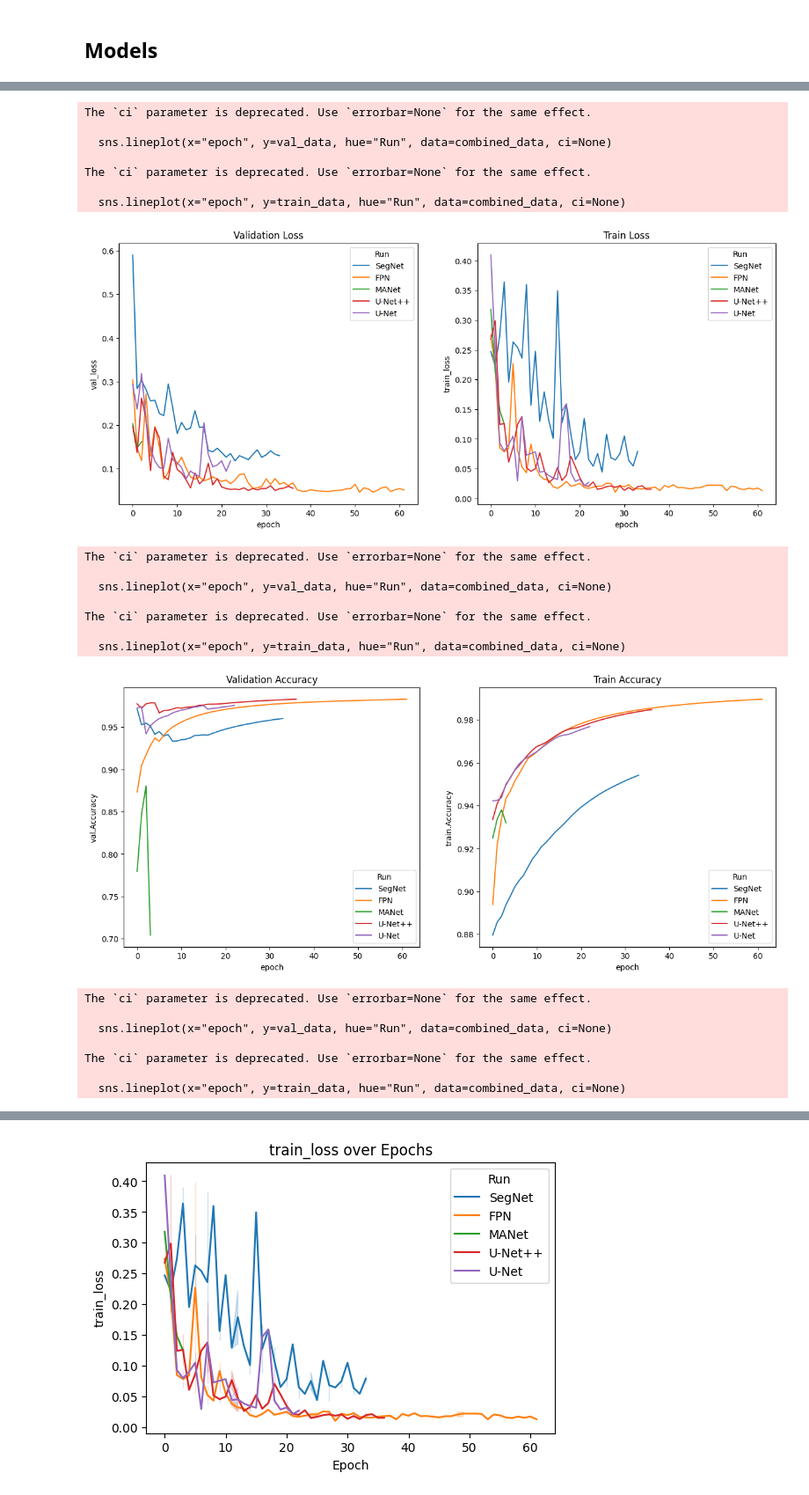
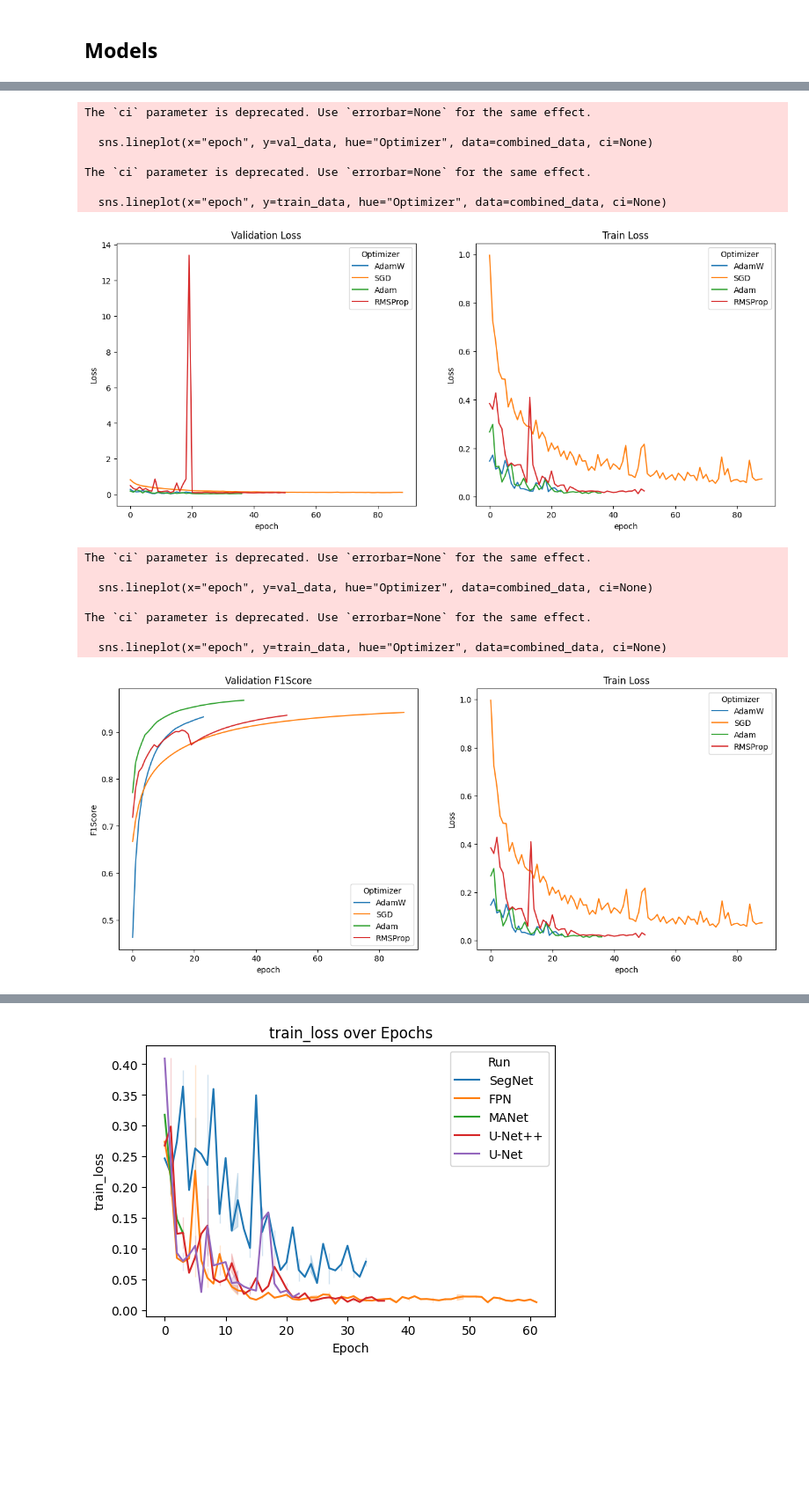
Before and after one commit to Art3miss233/WaterSegNet, a Jupyter notebook: ModelTester.ipynb, the cells around one changed output, grey strips where cells are left out. Shown at 88% size. Cells and saved outputs as stored; diff of their text form; code cells hidden in the pictures; blank space fills up the shorter version.

Commit message:
finished
Signed-off-by: Emilia O'Brien <emilia-may@hotmail.com>

```diff
--- a/ModelTester.ipynb
+++ b/ModelTester.ipynb
@@ -259,18 +232,20 @@ def plot_metrics(metric, train_data, val_data):
 
     # Validation Loss plot
     plt.subplot(1, 2, 1)
-    sns.lineplot(x="epoch", y=val_data, hue="Run", data=combined_data, ci=None)
+    sns.lineplot(x="epoch", y=val_data, hue="Optimizer", data=combined_data, ci=None)
     plt.title(f"Validation {metric}")
+    plt.ylabel(metric)
 
     # Train Loss plot
     plt.subplot(1, 2, 2)
-    sns.lineplot(x="epoch", y=train_data, hue="Run", data=combined_data, ci=None)
-    plt.title(f"Train {metric}")
+    sns.lineplot(x="epoch", y=train_data, hue="Optimizer", data=combined_data, ci=None)
+    plt.title(f"Train Loss")
+    plt.ylabel("Loss")
 
     plt.show()
 
 
-log_dir = "/home/emilia/WaterSegNet/model_logs"
+log_dir = "/home/emilia/WaterSegNet/optim_logs"
 ea = EventAccumulator(log_dir)
 ea.Reload()
 metrics = ea.scalars.Keys()
@@ -282,53 +257,46 @@ for file_name in os.listdir(log_dir):
 
     # Load the data from each file
     ea = EventAccumulator(file_path)
     ea.Reload()
 
     # Create DataFrames for each metric including epoch
     metric_dfs = {metric: create_metric_df(ea, metric) for metric in metrics}
     metric_dfs = {
         k: v for k, v in metric_dfs.items() if not v.empty
     }  # Filter out empty DataFrames
 
     if "epoch" in metric_dfs and metric_dfs:  # Ensure epoch data is present
         # Merge all metrics with epoch DataFrame
         base_df = metric_dfs["epoch"]
         for metric, df in metric_dfs.items():
             if metric != "epoch":
                 merged_df = pd.merge(base_df, df, on="Step")
-                merged_df["Run"] = run_name
+                merged_df["Optimizer"] = run_name
                 data_frames.append(merged_df)
 
 # Combine all data frames
 combined_data = pd.concat(data_frames, ignore_index=True)
 
 # Plot using Seaborn
 plot_metrics("Loss", "train_loss", "val_loss")
-plot_metrics("Accuracy", "train.Accuracy", "val.Accuracy")
-plot_metrics("Recall", "train.Recall", "val.Recall")
-plot_metrics("Precision", "train.Precision", "val.Precision")
-plot_metrics("F1Score", "train.F1Score", "val.F1Score")
+# plot_metrics("Accuracy", "train.Accuracy", "val.Accuracy")
+# plot_metrics("Recall", "train.Recall", "val.Recall")
+# plot_metrics("Precision", "train.Precision", "val.Precision")
+plot_metrics("F1Score", "train_loss", "val.F1Score")
 # %% [output]
 The `ci` parameter is deprecated. Use `errorbar=None` for the same effect.
 
-  sns.lineplot(x="epoch", y=val_data, hue="Run", data=combined_data, ci=None)
+  sns.lineplot(x="epoch", y=val_data, hue="Optimizer", data=combined_data, ci=None)
 
 The `ci` parameter is deprecated. Use `errorbar=None` for the same effect.
 
-  sns.lineplot(x="epoch", y=train_data, hue="Run", data=combined_data, ci=None)
+  sns.lineplot(x="epoch", y=train_data, hue="Optimizer", data=combined_data, ci=None)
-[figure, old version]
+[figure, new version]
 The `ci` parameter is deprecated. Use `errorbar=None` for the same effect.
 
-  sns.lineplot(x="epoch", y=val_data, hue="Run", data=combined_data, ci=None)
+  sns.lineplot(x="epoch", y=val_data, hue="Optimizer", data=combined_data, ci=None)
 
 The `ci` parameter is deprecated. Use `errorbar=None` for the same effect.
 
-  sns.lineplot(x="epoch", y=train_data, hue="Run", data=combined_data, ci=None)
+  sns.lineplot(x="epoch", y=train_data, hue="Optimizer", data=combined_data, ci=None)
-[figure, old version]
+[figure, new version]
-The `ci` parameter is deprecated. Use `errorbar=None` for the same effect.
-
-  sns.lineplot(x="epoch", y=val_data, hue="Run", data=combined_data, ci=None)
-
-The `ci` parameter is deprecated. Use `errorbar=None` for the same effect.
-
-  sns.lineplot(x="epoch", y=train_data, hue="Run", data=combined_data, ci=None)
```
Also changed, not shown: parts of 5 cells of this notebook, 3 other files.
